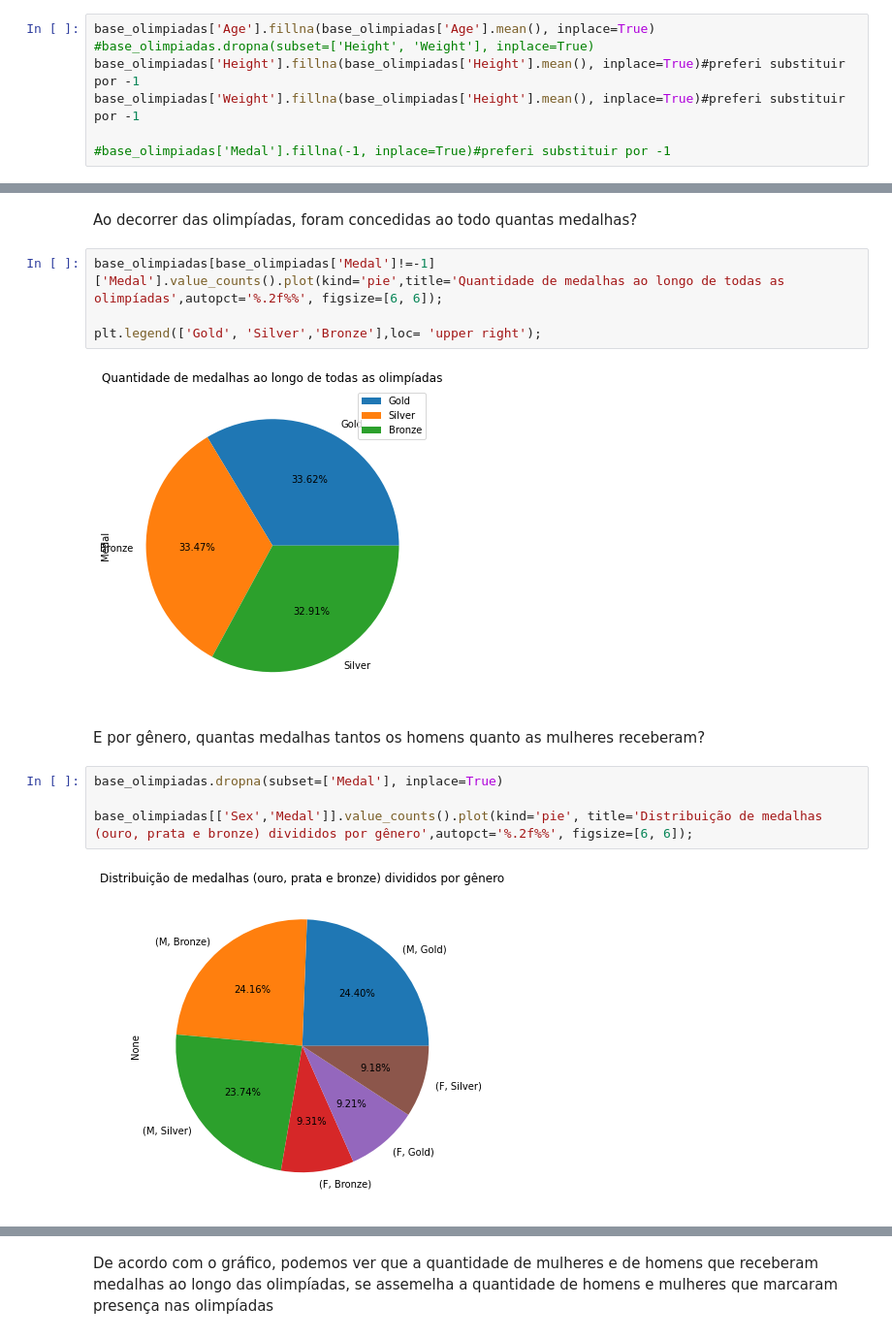
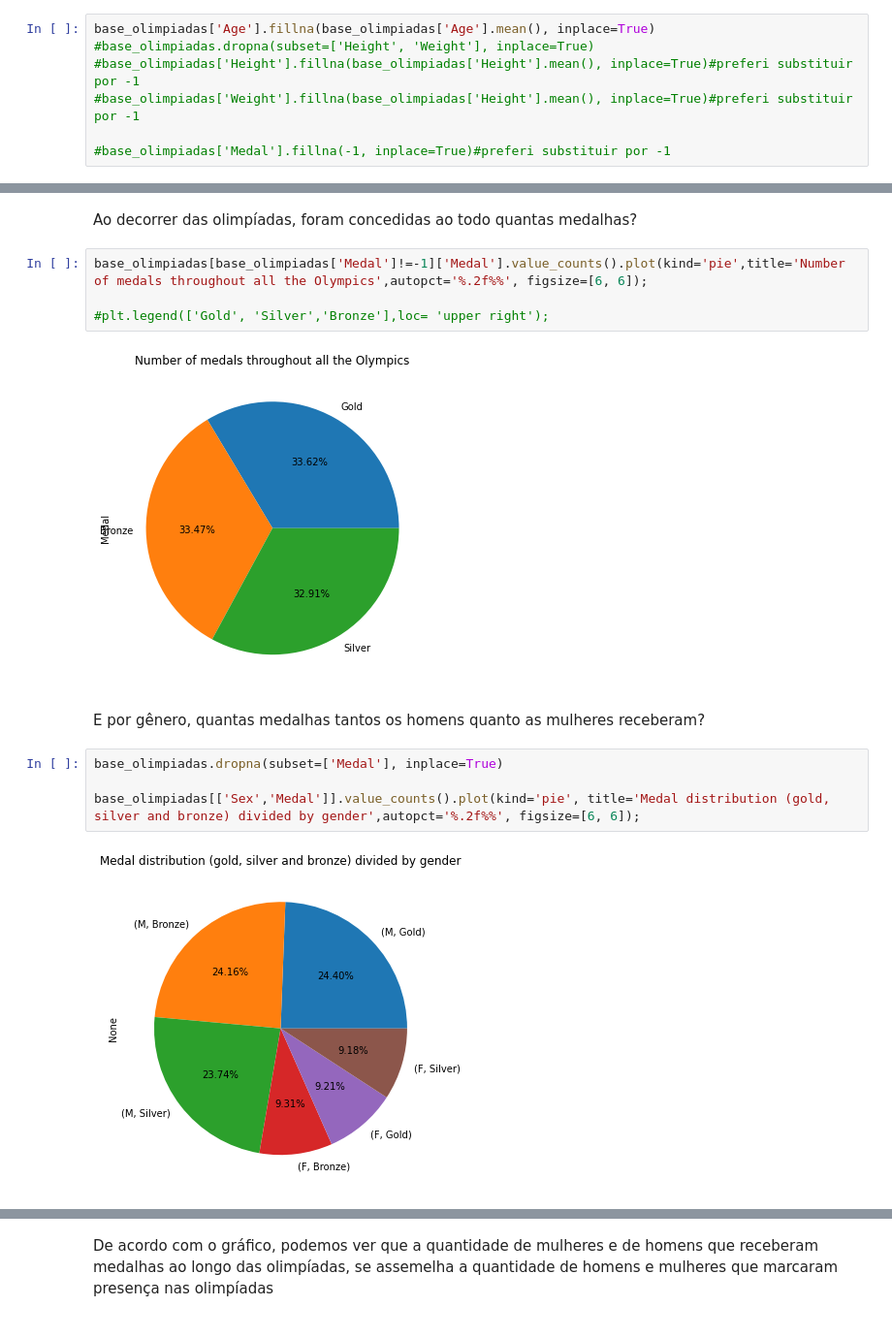
Before and after one commit to tuanymariiah/data_analysis, a Jupyter notebook: analisando_dados_de_120_anos_de_olimpiadas.ipynb, the cells around one changed output, grey strips where cells are left out. Shown at 97% size. Saved outputs shown, nothing was run; the diff lists cells and outputs as text.

```diff
--- a/analisando_dados_de_120_anos_de_olimpiadas.ipynb
+++ b/analisando_dados_de_120_anos_de_olimpiadas.ipynb
@@ -58,8 +58,8 @@ dtype: int64
 # %%
 base_olimpiadas['Age'].fillna(base_olimpiadas['Age'].mean(), inplace=True)
 #base_olimpiadas.dropna(subset=['Height', 'Weight'], inplace=True)
-base_olimpiadas['Height'].fillna(base_olimpiadas['Height'].mean(), inplace=True)#preferi substituir por -1
-base_olimpiadas['Weight'].fillna(base_olimpiadas['Height'].mean(), inplace=True)#preferi substituir por -1
+#base_olimpiadas['Height'].fillna(base_olimpiadas['Height'].mean(), inplace=True)#preferi substituir por -1
+#base_olimpiadas['Weight'].fillna(base_olimpiadas['Height'].mean(), inplace=True)#preferi substituir por -1
 
 #base_olimpiadas['Medal'].fillna(-1, inplace=True)#preferi substituir por -1
 # %% [markdown]
@@ -179,17 +179,17 @@ plt.ylabel('Numero de Atletas');
 # %% [markdown]
 Ao decorrer das olimpíadas, foram concedidas ao todo quantas medalhas?
 # %%
-base_olimpiadas[base_olimpiadas['Medal']!=-1]['Medal'].value_counts().plot(kind='pie',title='Quantidade de medalhas ao longo de todas as olimpíadas',autopct='%.2f%%', figsize=[6, 6]);
+base_olimpiadas[base_olimpiadas['Medal']!=-1]['Medal'].value_counts().plot(kind='pie',title='Number of medals throughout all the Olympics',autopct='%.2f%%', figsize=[6, 6]);
 
-plt.legend(['Gold', 'Silver','Bronze'],loc= 'upper right');
+#plt.legend(['Gold', 'Silver','Bronze'],loc= 'upper right');
 # %% [output]
-[figure, old version]
+[figure, new version]
 # %% [markdown]
 E por gênero, quantas medalhas tantos os homens quanto as mulheres receberam?
 # %%
 base_olimpiadas.dropna(subset=['Medal'], inplace=True)
 
-base_olimpiadas[['Sex','Medal']].value_counts().plot(kind='pie', title='Distribuição de medalhas (ouro, prata e bronze) divididos por gênero',autopct='%.2f%%', figsize=[6, 6]);
+base_olimpiadas[['Sex','Medal']].value_counts().plot(kind='pie', title='Medal distribution (gold, silver and bronze) divided by gender',autopct='%.2f%%', figsize=[6, 6]);
 # %% [output]
-[figure, old version]
+[figure, new version]
 # %%
```
Also changed, not shown: parts of 14 cells of this notebook.
